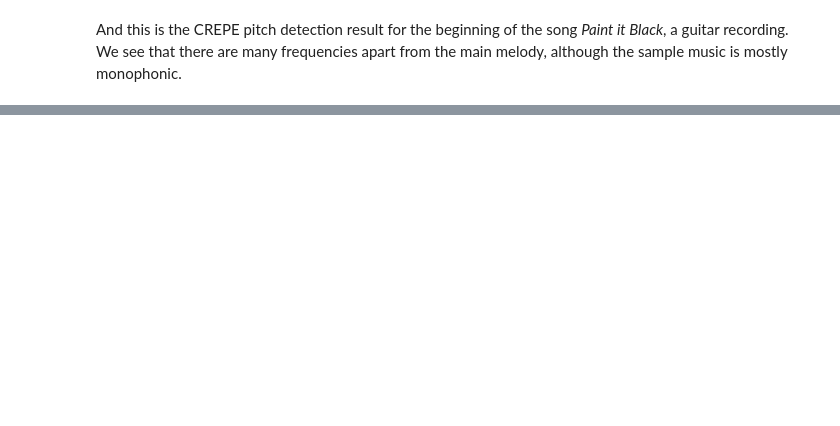
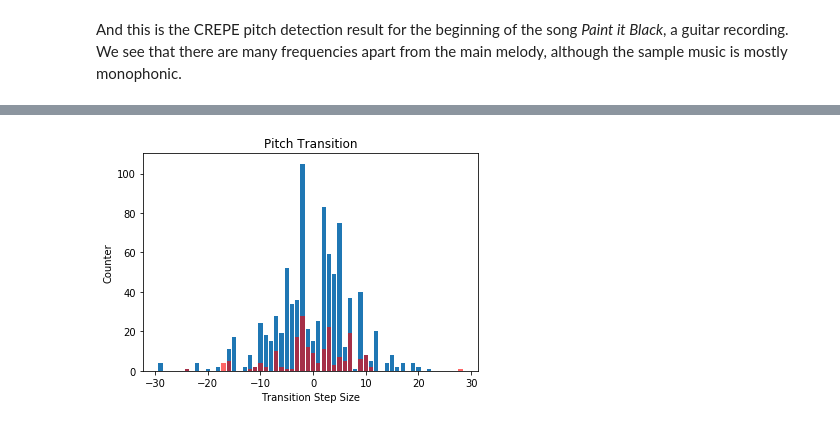
Before and after one commit to OnurOrhan/music-transcription-research, a Jupyter notebook: Report.ipynb, the cells around one changed output, grey strips where cells are left out. Cells and saved outputs as stored; diff of their text form; code cells hidden in the pictures; blank space fills up the shorter version.

Commit message:
MIDI basic example

```diff
--- a/Report.ipynb
+++ b/Report.ipynb
@@ -126,0 +130,30 @@ And this is the CREPE pitch detection result for the beginning of the song *Pain
+# %%
+import pretty_midi
+
+initial = []
+transitions = []
+pm = pretty_midi.PrettyMIDI('source/malaguena.mid')
+c = 0
+
+for instrument in pm.instruments:
+    if not instrument.is_drum:
+        initial.append(instrument.notes[0].pitch)
+        transitions.append(dict())
+
+        for i in range(len(instrument.notes)-1):
+            jump = instrument.notes[i+1].pitch - instrument.notes[i].pitch
+
+            if jump in transitions[c]:
+                transitions[c][jump] += 1
+            else:
+                transitions[c][jump] = 1
+        c += 1
+
+plt.bar(transitions[0].keys(), transitions[0].values())
+plt.bar(transitions[1].keys(), transitions[1].values(), color='r', alpha=0.6)
+plt.xlabel('Transition Step Size')
+plt.ylabel('Counter')
+plt.title('Pitch Transition')
+plt.show()
+# %% [output]
+[figure, added]
```
Also changed, not shown: parts of 10 cells of this notebook, 1 other file.
